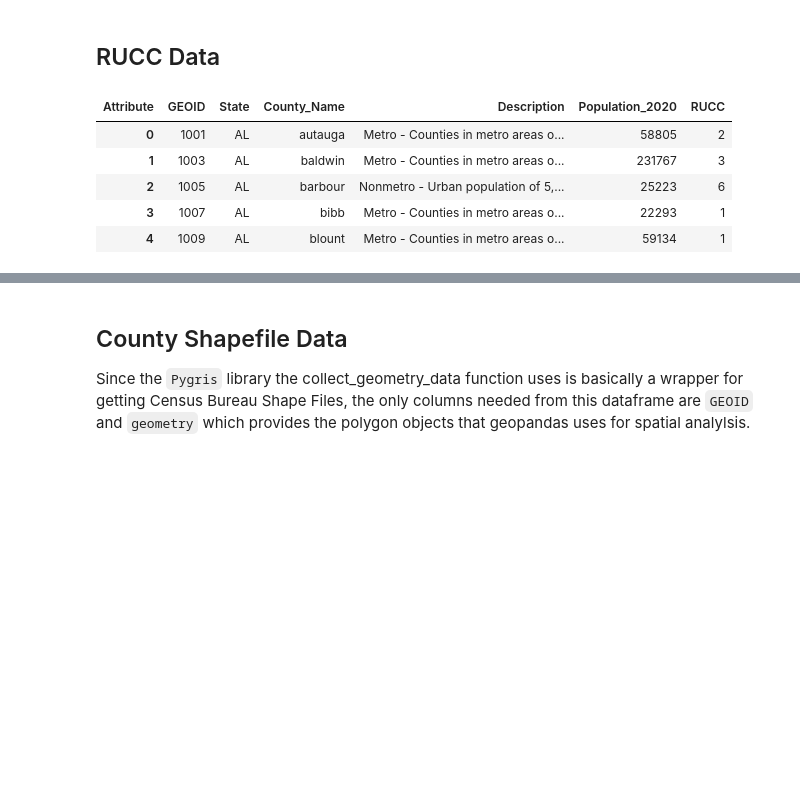
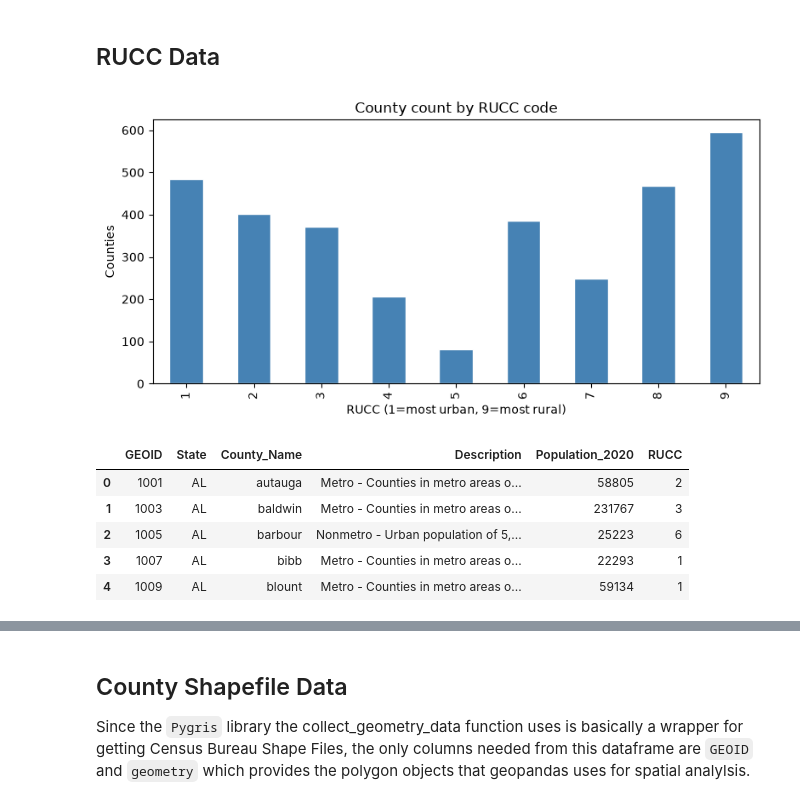
Before and after one commit to steveg-ds/RHIP, a Jupyter notebook: RSS-Analysis.ipynb, the cells around one changed output, grey strips where cells are left out. Cells and saved outputs as stored; diff of their text form; code cells hidden in the pictures; blank space fills up the shorter version.

Commit message:
feat(rss): update data loaders and spatial analysis

```diff
--- a/RSS-Analysis.ipynb
+++ b/RSS-Analysis.ipynb
@@ -40,12 +62,23 @@ Getting data from the 2018-2022 5-year ACS
 ## RUCC Data
 # %%
 rucc_data = ers_loader.collect_rucc_data()
-rucc_data["GEOID"] = rucc_data["GEOID"].astype(int)
+rucc_data.dropna(subset=['GEOID', 'RUCC'], inplace=True)
+rucc_data["Population_2020"] = rucc_data["Population_2020"].fillna(0).astype(int)
+
+fig, ax = plt.subplots(figsize=(8, 4))
+rucc_data['RUCC'].dropna().astype(int).value_counts().sort_index().plot(
+    kind='bar', ax=ax, color='steelblue', edgecolor='white'
+)
+ax.set_title('County count by RUCC code')
+ax.set_xlabel('RUCC (1=most urban, 9=most rural)')
+ax.set_ylabel('Counties')
+plt.tight_layout()
+plt.show()
+
 rucc_data.head()
-
-#TODO: add matplotlib histogram for RUCC column to visualize distribution
 # %% [output]
+[figure, added]
-| Attribute | GEOID | State | County_Name | Description | Population_2020 | RUCC |
+|  | GEOID | State | County_Name | Description | Population_2020 | RUCC |
 | 0 | 1001 | AL | autauga | Metro - Counties in metro areas o... | 58805 | 2 |
 | 1 | 1003 | AL | baldwin | Metro - Counties in metro areas o... | 231767 | 3 |
 | 2 | 1005 | AL | barbour | Nonmetro - Urban population of 5,... | 25223 | 6 |
```
Also changed, not shown: parts of 41 cells of this notebook, 10 other files.
